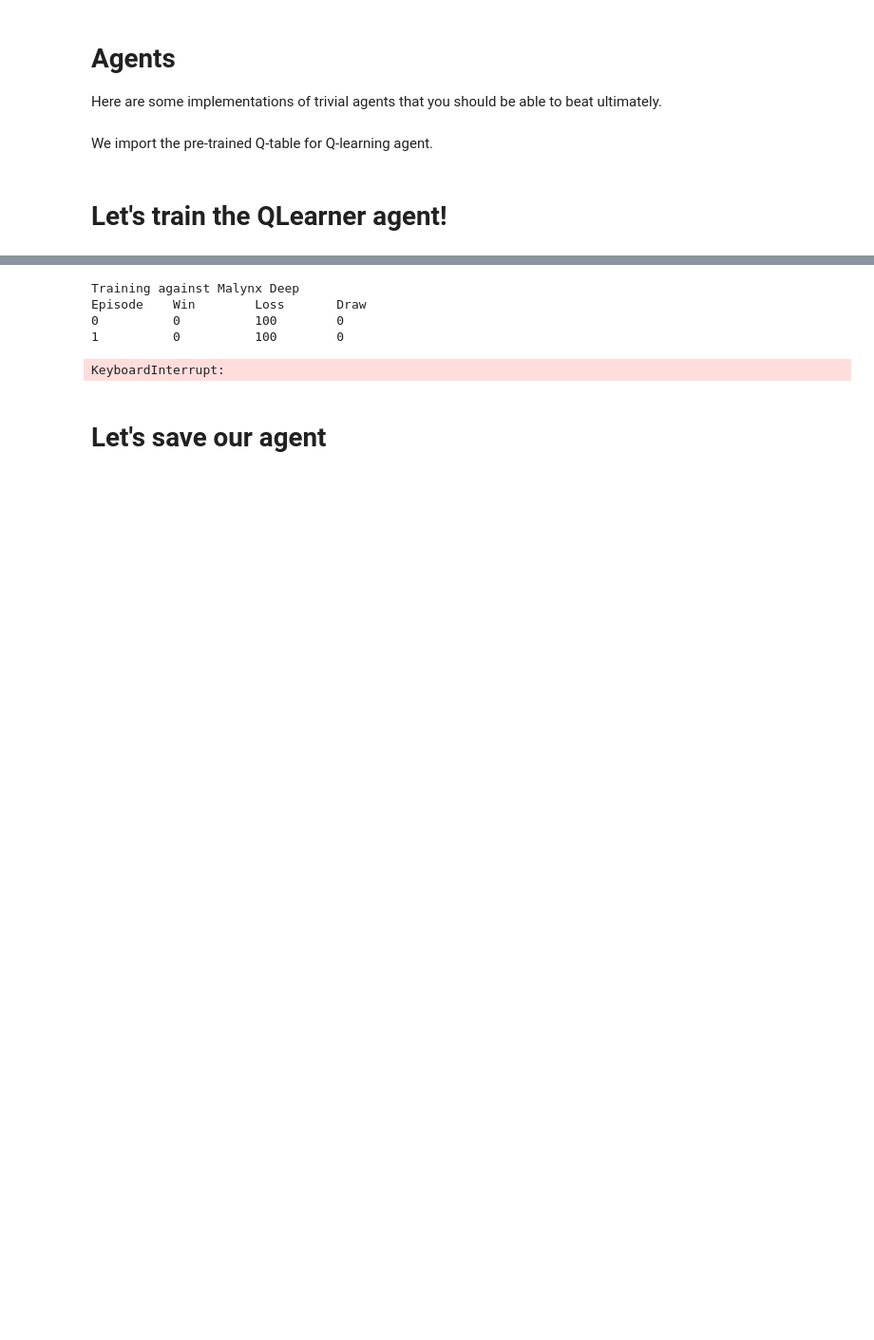
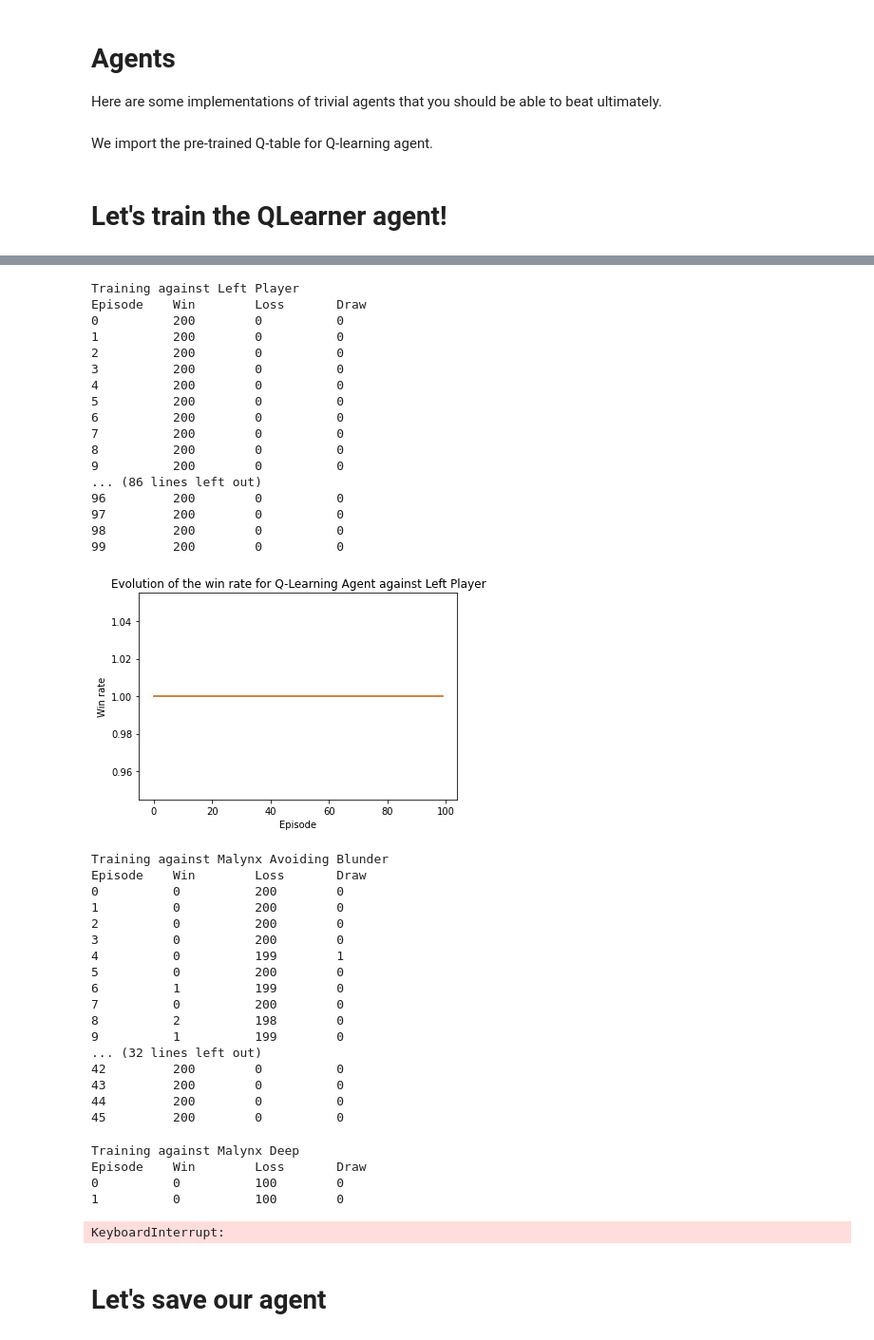
Before and after one commit to faustine-malatray/Puissance_Quatre_RL, a Jupyter notebook: train_q_learner.ipynb, the cells around one changed output, grey strips where cells are left out. Shown at 95% size. Drawn from its saved outputs; the diff is of its cells as text; code cells hidden in the pictures; blank space fills up the shorter version.

Commit message:
test training agents Q learner

```diff
--- a/train_q_learner.ipynb
+++ b/train_q_learner.ipynb
@@ -161,11 +157,8 @@ def load_agent(name):
         agent.q_table = pickle.load(f)
     return agent
 # %%
-def train_against_opponent(opponent):
-    print("Training against {}".format(opponent.name))
-    train(q_learning_agent, opponent, N_episodes=100, N_games=100, first_player=True)
-    train(q_learning_agent, opponent, N_episodes=250, N_games=100, first_player=False)
-    train(q_learning_agent, q_learning_agent, N_episodes=100, N_games=100, first_player=False)
-    train(q_learning_agent, opponent, N_episodes=100, N_games=100, first_player=True)
+def train_against_opponent(set_of_opponents,nb_confrontations):
+    for i in range(nb_confrontations):
+        opponent = random.choice(list(set_of_opponents))
+        print("Training against {}".format(opponent.name))
+        train(q_learning_agent, opponent, N_episodes=100, N_games=200, first_player=True)
-# %%
-train_against_opponent(random_agent)
@@ -245,3 +165,43 @@ Episode    Win        Loss       Draw
+# %%
+set_agents = {random_agent,leftmost_agent,malynx_deep_agent,malynx_without_blunder_agent}
+# %%
+train_against_opponent(set_agents,10)
+# %% [output]
+Training against Left Player
+Episode    Win        Loss       Draw
+0          200        0          0
+1          200        0          0
+2          200        0          0
+3          200        0          0
+4          200        0          0
+5          200        0          0
+6          200        0          0
+7          200        0          0
+8          200        0          0
+9          200        0          0
+... (86 lines left out)
+96         200        0          0
+97         200        0          0
+98         200        0          0
+99         200        0          0
+[figure, added]
+Training against Malynx Avoiding Blunder
+Episode    Win        Loss       Draw
+0          0          200        0
+1          0          200        0
+2          0          200        0
+3          0          200        0
+4          0          199        1
+5          0          200        0
+6          1          199        0
+7          0          200        0
+8          2          198        0
+9          1          199        0
+... (32 lines left out)
+42         200        0          0
+43         200        0          0
+44         200        0          0
+45         200        0          0
 # %%
 train_against_opponent(malynx_deep_agent)
 # %% [output]
```
Also changed, not shown: parts of 2 cells of this notebook.
